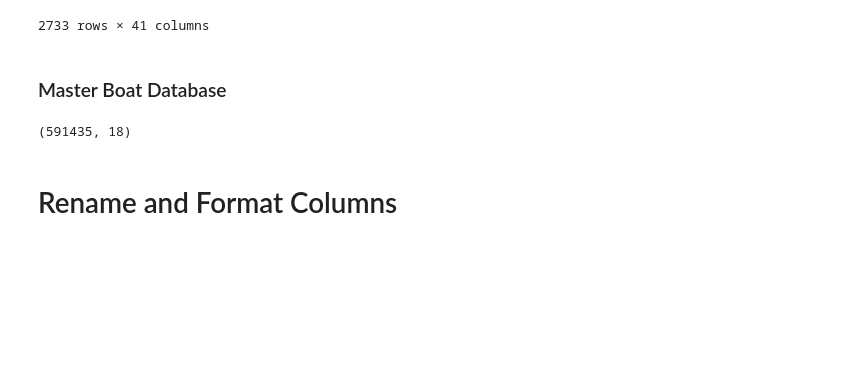
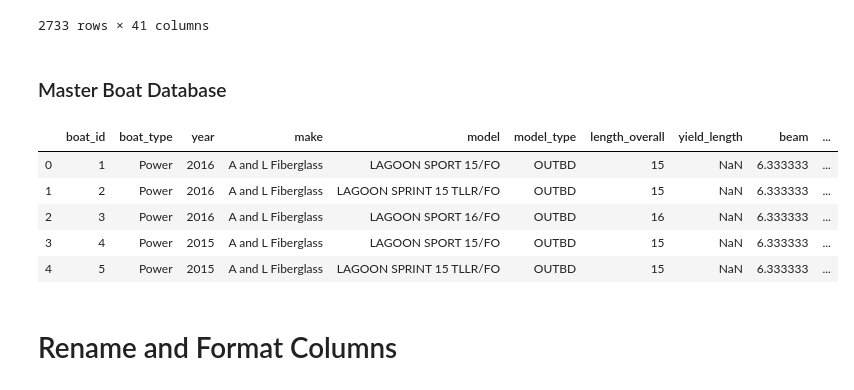
Before and after one commit to abejones26/downtown_docks, a Jupyter notebook: boat_master.ipynb, the cells around one changed output. Cells and saved outputs as stored; diff of their text form; code cells hidden in the pictures; blank space fills up the shorter version.

```diff
--- a/boat_master.ipynb
+++ b/boat_master.ipynb
@@ -30,10 +30,14 @@ bb_df
 ### Master Boat Database
 # %%
 mbd = pd.read_csv("assets/data/master_boat_db_edit.csv", encoding='ISO-8859-1')
-mbd.shape
-mbd.shape
+mbd.head()
 # %% [output]
-(591435, 18)
+|  | boat_id | boat_type | year | make | model | model_type | length_overall | yield_length | beam | ... |
+| 0 | 1 | Power | 2016 | A and L Fiberglass | LAGOON SPORT 15/FO | OUTBD | 15 | NaN | 6.333333 | ... |
+| 1 | 2 | Power | 2016 | A and L Fiberglass | LAGOON SPRINT 15 TLLR/FO | OUTBD | 15 | NaN | 6.333333 | ... |
+| 2 | 3 | Power | 2016 | A and L Fiberglass | LAGOON SPORT 16/FO | OUTBD | 16 | NaN | 6.333333 | ... |
+| 3 | 4 | Power | 2015 | A and L Fiberglass | LAGOON SPORT 15/FO | OUTBD | 15 | NaN | 6.333333 | ... |
+| 4 | 5 | Power | 2015 | A and L Fiberglass | LAGOON SPRINT 15 TLLR/FO | OUTBD | 15 | NaN | 6.333333 | ... |
 # %% [markdown]
 # Rename and Format Columns
 # %% [markdown]
```
Also changed, not shown: parts of 5 cells of this notebook, 44 other files.
